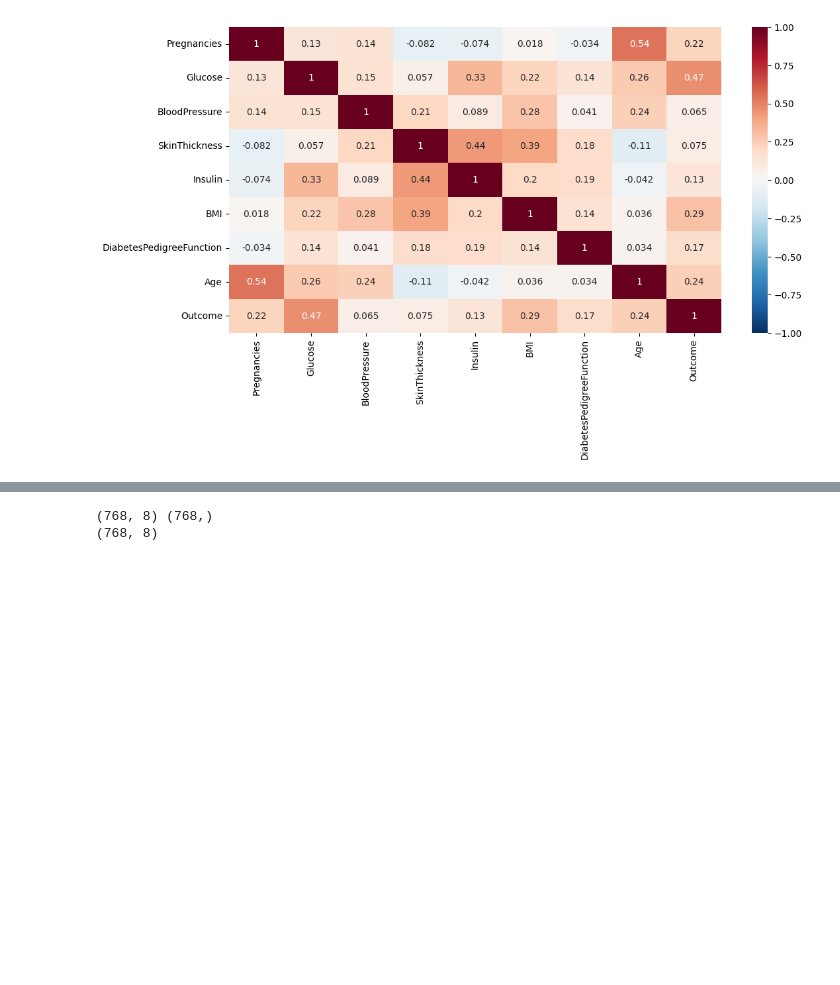
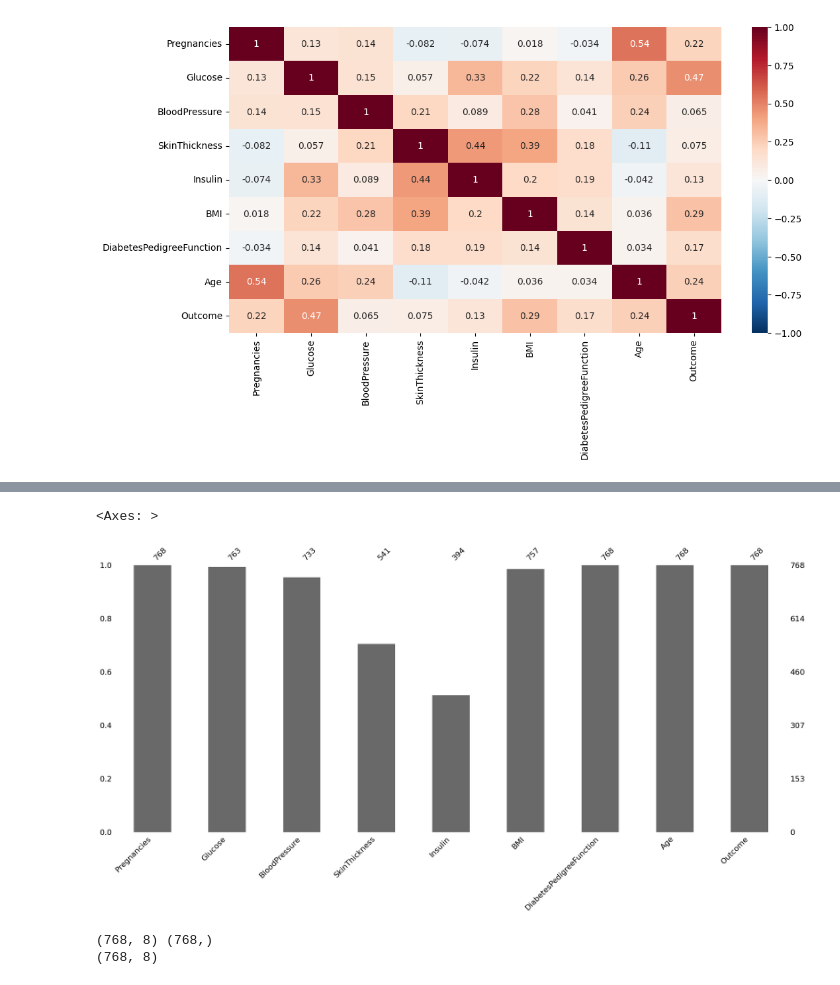
Before and after one commit to sirajwahaj/diabetesPrediction, a Jupyter notebook: diabetes.ipynb, the cells around one changed output, grey strips where cells are left out. Drawn from its saved outputs; the diff is of its cells as text; code cells hidden in the pictures; blank space fills up the shorter version.

```diff
--- a/diabetes.ipynb
+++ b/diabetes.ipynb
@@ -98,3 +118,6 @@ sns.heatmap(df.corr(),vmin= -1 ,center= 0,cmap='RdBu_r' ,annot=True)
 plt.show()
 # %% [output]
 [figure]
+# %%
+df[['Glucose','BloodPressure','SkinThickness','Insulin','BMI', 'Age']] = df[['Glucose','BloodPressure','SkinThickness','Insulin','BMI','Age']].replace(0,np.nan)
+df.isnull().sum()
@@ -101,3 +135,9 @@ plt.show()
+# %%
+import missingno as msno
+msno.bar(df)
+# %% [output]
+<Axes: >
+[figure, added]
 # %%
 from sklearn.model_selection import train_test_split
 from sklearn.preprocessing import StandardScaler
```
Also changed, not shown: parts of 6 cells of this notebook, 1 other file.
